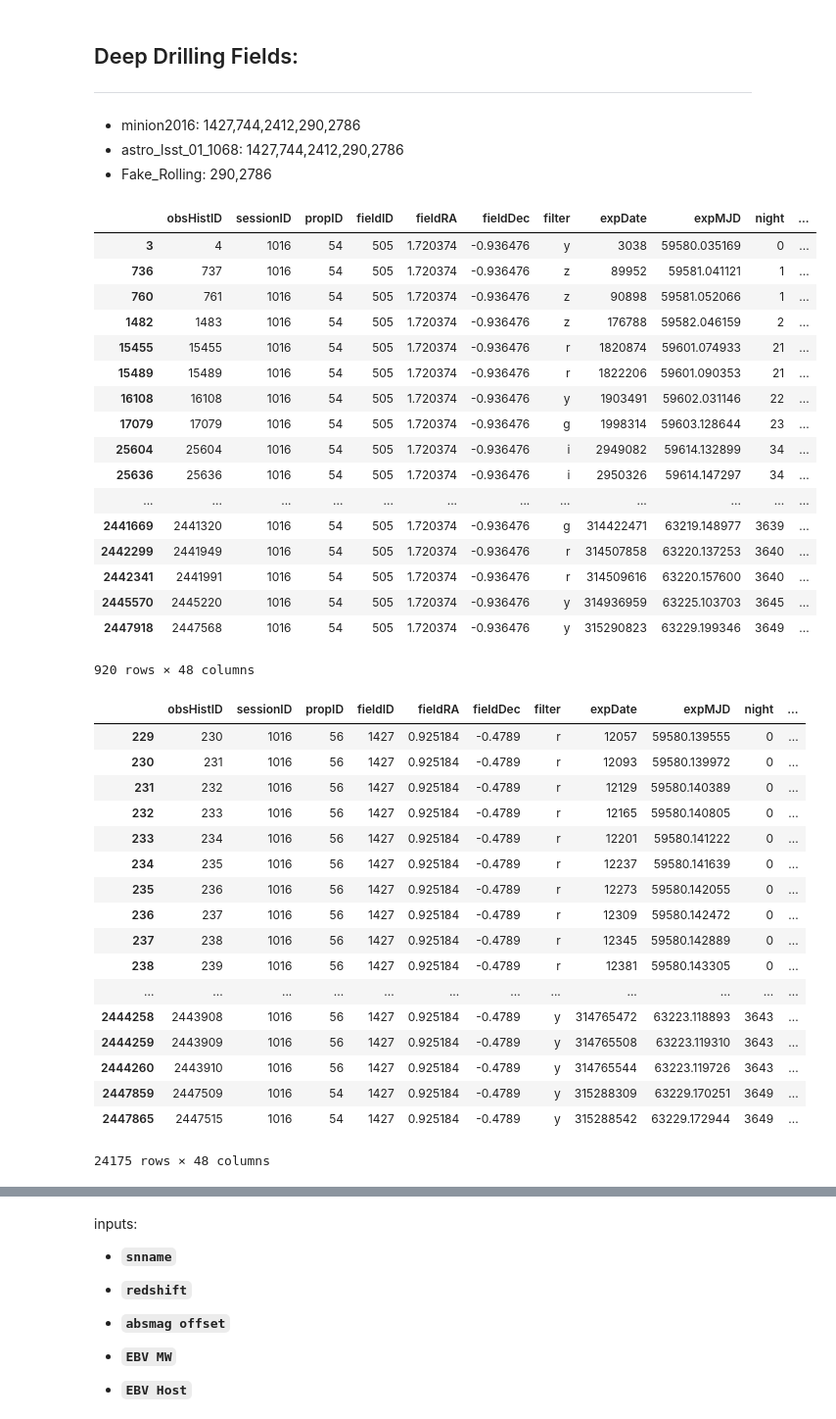
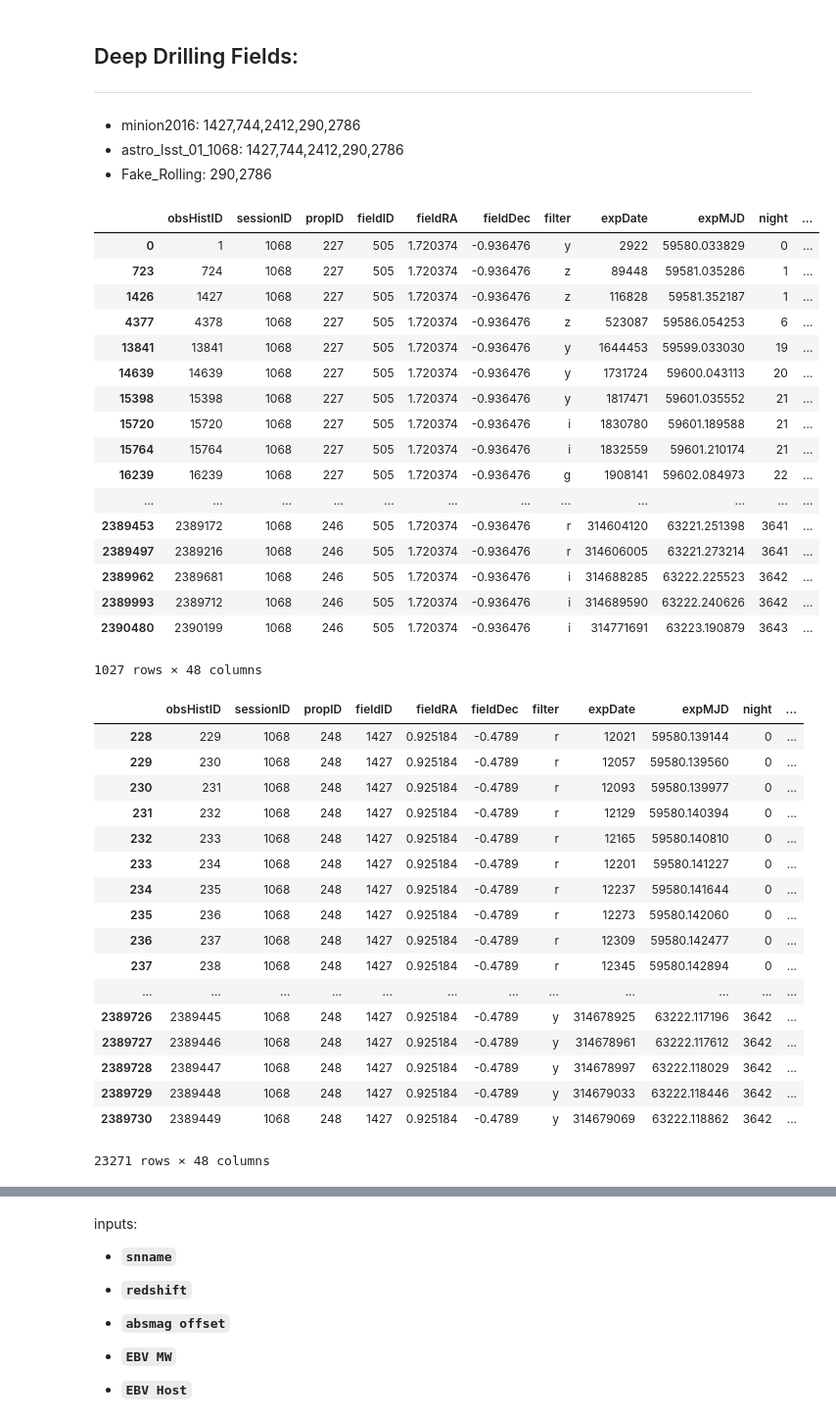
Before and after one commit to RobFirth/LSST_tools, a Jupyter notebook: lsst_tools/sims/notebooks/simulate_lightcurve_LSST_cadence.ipynb, the cells around one changed output, grey strips where cells are left out. Shown at 98% size. Saved outputs shown, nothing was run; the diff lists cells and outputs as text; code cells hidden in the pictures.

```diff
--- a/lsst_tools/sims/notebooks/simulate_lightcurve_LSST_cadence.ipynb
+++ b/lsst_tools/sims/notebooks/simulate_lightcurve_LSST_cadence.ipynb
@@ -63,8 +63,8 @@ Connect to .db file that contains the opsim output, read into a dataframe, `opsi
 # %%timeit ## 1 loop, best of 3: 1min 31s per loop
 # opsimdbpath = os.environ.get('OPSIMDBPATH')
 # print(opsimdbpath)
-# opsimdbpath = "/Users/berto/data/LSST/OpSimOutputDBs/astro_lsst_01_1068_sqlite.db"
-opsimdbpath = "/Users/berto/data/LSST/OpSimOutputDBs/minion_1016_sqlite.db"
+opsimdbpath = "/Users/berto/data/LSST/OpSimOutputDBs/astro_lsst_01_1068_sqlite.db"
+# opsimdbpath = "/Users/berto/data/LSST/OpSimOutputDBs/minion_1016_sqlite.db"
 
 conn = create_engine('sqlite:///'+opsimdbpath, echo = False)
 opsimdf = pd.read_sql_table('Summary', con=conn)
@@ -122,4 +122,4 @@ ___
 We want to find out which field(s) the position is in. Create table that tells us the field centres, and find the edges.
 # %%
 # working_df = utils.get_field_corners(working_df.drop_duplicates("fieldID"))[['fieldRA', 'fieldDec']]
-working_df = utils.get_field_corners(pd.DataFrame(working_df.drop_duplicates("fieldID"))[['fieldID', 'fieldRA', 'fieldDec']])
+allfields_df = utils.get_field_corners(pd.DataFrame(working_df.drop_duplicates("fieldID"))[['fieldID', 'fieldRA', 'fieldDec']])
@@ -126,3 +157,7 @@ working_df = utils.get_field_corners(pd.DataFrame(working_df.drop_duplicates("fi
+# %%
+# field_df[field_df["fieldID"] == 2846]
+working_df = utils.find_MW_extinction(working_df)
+# field_df = opsimdf.loc[opsimdf["fieldID"] == chosenfield].head(1)
 # %%
 working_df
 # %% [output]
@@ -172,45 +187,45 @@ ___
 * astro_lsst_01_1068: 1427,744,2412,290,2786
 * Fake_Rolling: 290,2786
 # %%
-opsimdf.loc[opsimdf["fieldID"] == 505] ## WFD
+working_df.loc[working_df["fieldID"] == 505] ## WFD
 # %% [output]
 |  | obsHistID | sessionID | propID | fieldID | fieldRA | fieldDec | filter | expDate | expMJD | night | ... |
-| 3 | 4 | 1016 | 54 | 505 | 1.720374 | -0.936476 | y | 3038 | 59580.035169 | 0 | ... |
-| 736 | 737 | 1016 | 54 | 505 | 1.720374 | -0.936476 | z | 89952 | 59581.041121 | 1 | ... |
-| 760 | 761 | 1016 | 54 | 505 | 1.720374 | -0.936476 | z | 90898 | 59581.052066 | 1 | ... |
-| 1482 | 1483 | 1016 | 54 | 505 | 1.720374 | -0.936476 | z | 176788 | 59582.046159 | 2 | ... |
-| 15455 | 15455 | 1016 | 54 | 505 | 1.720374 | -0.936476 | r | 1820874 | 59601.074933 | 21 | ... |
-| 15489 | 15489 | 1016 | 54 | 505 | 1.720374 | -0.936476 | r | 1822206 | 59601.090353 | 21 | ... |
-| 16108 | 16108 | 1016 | 54 | 505 | 1.720374 | -0.936476 | y | 1903491 | 59602.031146 | 22 | ... |
-| 17079 | 17079 | 1016 | 54 | 505 | 1.720374 | -0.936476 | g | 1998314 | 59603.128644 | 23 | ... |
-| 25604 | 25604 | 1016 | 54 | 505 | 1.720374 | -0.936476 | i | 2949082 | 59614.132899 | 34 | ... |
-| 25636 | 25636 | 1016 | 54 | 505 | 1.720374 | -0.936476 | i | 2950326 | 59614.147297 | 34 | ... |
+| 0 | 1 | 1068 | 227 | 505 | 1.720374 | -0.936476 | y | 2922 | 59580.033829 | 0 | ... |
+| 723 | 724 | 1068 | 227 | 505 | 1.720374 | -0.936476 | z | 89448 | 59581.035286 | 1 | ... |
+| 1426 | 1427 | 1068 | 227 | 505 | 1.720374 | -0.936476 | z | 116828 | 59581.352187 | 1 | ... |
+| 4377 | 4378 | 1068 | 227 | 505 | 1.720374 | -0.936476 | z | 523087 | 59586.054253 | 6 | ... |
+| 13841 | 13841 | 1068 | 227 | 505 | 1.720374 | -0.936476 | y | 1644453 | 59599.033030 | 19 | ... |
+| 14639 | 14639 | 1068 | 227 | 505 | 1.720374 | -0.936476 | y | 1731724 | 59600.043113 | 20 | ... |
+| 15398 | 15398 | 1068 | 227 | 505 | 1.720374 | -0.936476 | y | 1817471 | 59601.035552 | 21 | ... |
+| 15720 | 15720 | 1068 | 227 | 505 | 1.720374 | -0.936476 | i | 1830780 | 59601.189588 | 21 | ... |
+| 15764 | 15764 | 1068 | 227 | 505 | 1.720374 | -0.936476 | i | 1832559 | 59601.210174 | 21 | ... |
+| 16239 | 16239 | 1068 | 227 | 505 | 1.720374 | -0.936476 | g | 1908141 | 59602.084973 | 22 | ... |
 | ... | ... | ... | ... | ... | ... | ... | ... | ... | ... | ... | ... |
-| 2441669 | 2441320 | 1016 | 54 | 505 | 1.720374 | -0.936476 | g | 314422471 | 63219.148977 | 3639 | ... |
-| 2442299 | 2441949 | 1016 | 54 | 505 | 1.720374 | -0.936476 | r | 314507858 | 63220.137253 | 3640 | ... |
-| 2442341 | 2441991 | 1016 | 54 | 505 | 1.720374 | -0.936476 | r | 314509616 | 63220.157600 | 3640 | ... |
-| 2445570 | 2445220 | 1016 | 54 | 505 | 1.720374 | -0.936476 | y | 314936959 | 63225.103703 | 3645 | ... |
-| 2447918 | 2447568 | 1016 | 54 | 505 | 1.720374 | -0.936476 | y | 315290823 | 63229.199346 | 3649 | ... |
+| 2389453 | 2389172 | 1068 | 246 | 505 | 1.720374 | -0.936476 | r | 314604120 | 63221.251398 | 3641 | ... |
+| 2389497 | 2389216 | 1068 | 246 | 505 | 1.720374 | -0.936476 | r | 314606005 | 63221.273214 | 3641 | ... |
+| 2389962 | 2389681 | 1068 | 246 | 505 | 1.720374 | -0.936476 | i | 314688285 | 63222.225523 | 3642 | ... |
+| 2389993 | 2389712 | 1068 | 246 | 505 | 1.720374 | -0.936476 | i | 314689590 | 63222.240626 | 3642 | ... |
+| 2390480 | 2390199 | 1068 | 246 | 505 | 1.720374 | -0.936476 | i | 314771691 | 63223.190879 | 3643 | ... |
-920 rows × 48 columns
+1027 rows × 48 columns
 # %%
-opsimdf.loc[opsimdf["fieldID"] == 1427] ## DDF
+working_df.loc[working_df["fieldID"] == 1427] ## DDF
 # %% [output]
 |  | obsHistID | sessionID | propID | fieldID | fieldRA | fieldDec | filter | expDate | expMJD | night | ... |
-| 229 | 230 | 1016 | 56 | 1427 | 0.925184 | -0.4789 | r | 12057 | 59580.139555 | 0 | ... |
-| 230 | 231 | 1016 | 56 | 1427 | 0.925184 | -0.4789 | r | 12093 | 59580.139972 | 0 | ... |
-| 231 | 232 | 1016 | 56 | 1427 | 0.925184 | -0.4789 | r | 12129 | 59580.140389 | 0 | ... |
-| 232 | 233 | 1016 | 56 | 1427 | 0.925184 | -0.4789 | r | 12165 | 59580.140805 | 0 | ... |
-| 233 | 234 | 1016 | 56 | 1427 | 0.925184 | -0.4789 | r | 12201 | 59580.141222 | 0 | ... |
-| 234 | 235 | 1016 | 56 | 1427 | 0.925184 | -0.4789 | r | 12237 | 59580.141639 | 0 | ... |
-| 235 | 236 | 1016 | 56 | 1427 | 0.925184 | -0.4789 | r | 12273 | 59580.142055 | 0 | ... |
-| 236 | 237 | 1016 | 56 | 1427 | 0.925184 | -0.4789 | r | 12309 | 59580.142472 | 0 | ... |
-| 237 | 238 | 1016 | 56 | 1427 | 0.925184 | -0.4789 | r | 12345 | 59580.142889 | 0 | ... |
-| 238 | 239 | 1016 | 56 | 1427 | 0.925184 | -0.4789 | r | 12381 | 59580.143305 | 0 | ... |
+| 228 | 229 | 1068 | 248 | 1427 | 0.925184 | -0.4789 | r | 12021 | 59580.139144 | 0 | ... |
+| 229 | 230 | 1068 | 248 | 1427 | 0.925184 | -0.4789 | r | 12057 | 59580.139560 | 0 | ... |
+| 230 | 231 | 1068 | 248 | 1427 | 0.925184 | -0.4789 | r | 12093 | 59580.139977 | 0 | ... |
+| 231 | 232 | 1068 | 248 | 1427 | 0.925184 | -0.4789 | r | 12129 | 59580.140394 | 0 | ... |
+| 232 | 233 | 1068 | 248 | 1427 | 0.925184 | -0.4789 | r | 12165 | 59580.140810 | 0 | ... |
+| 233 | 234 | 1068 | 248 | 1427 | 0.925184 | -0.4789 | r | 12201 | 59580.141227 | 0 | ... |
+| 234 | 235 | 1068 | 248 | 1427 | 0.925184 | -0.4789 | r | 12237 | 59580.141644 | 0 | ... |
+| 235 | 236 | 1068 | 248 | 1427 | 0.925184 | -0.4789 | r | 12273 | 59580.142060 | 0 | ... |
+| 236 | 237 | 1068 | 248 | 1427 | 0.925184 | -0.4789 | r | 12309 | 59580.142477 | 0 | ... |
+| 237 | 238 | 1068 | 248 | 1427 | 0.925184 | -0.4789 | r | 12345 | 59580.142894 | 0 | ... |
 | ... | ... | ... | ... | ... | ... | ... | ... | ... | ... | ... | ... |
-| 2444258 | 2443908 | 1016 | 56 | 1427 | 0.925184 | -0.4789 | y | 314765472 | 63223.118893 | 3643 | ... |
-| 2444259 | 2443909 | 1016 | 56 | 1427 | 0.925184 | -0.4789 | y | 314765508 | 63223.119310 | 3643 | ... |
-| 2444260 | 2443910 | 1016 | 56 | 1427 | 0.925184 | -0.4789 | y | 314765544 | 63223.119726 | 3643 | ... |
-| 2447859 | 2447509 | 1016 | 54 | 1427 | 0.925184 | -0.4789 | y | 315288309 | 63229.170251 | 3649 | ... |
-| 2447865 | 2447515 | 1016 | 54 | 1427 | 0.925184 | -0.4789 | y | 315288542 | 63229.172944 | 3649 | ... |
+| 2389726 | 2389445 | 1068 | 248 | 1427 | 0.925184 | -0.4789 | y | 314678925 | 63222.117196 | 3642 | ... |
+| 2389727 | 2389446 | 1068 | 248 | 1427 | 0.925184 | -0.4789 | y | 314678961 | 63222.117612 | 3642 | ... |
+| 2389728 | 2389447 | 1068 | 248 | 1427 | 0.925184 | -0.4789 | y | 314678997 | 63222.118029 | 3642 | ... |
+| 2389729 | 2389448 | 1068 | 248 | 1427 | 0.925184 | -0.4789 | y | 314679033 | 63222.118446 | 3642 | ... |
+| 2389730 | 2389449 | 1068 | 248 | 1427 | 0.925184 | -0.4789 | y | 314679069 | 63222.118862 | 3642 | ... |
-24175 rows × 48 columns
+23271 rows × 48 columns
 # %%
```
Also changed, not shown: parts of 33 cells of this notebook.
